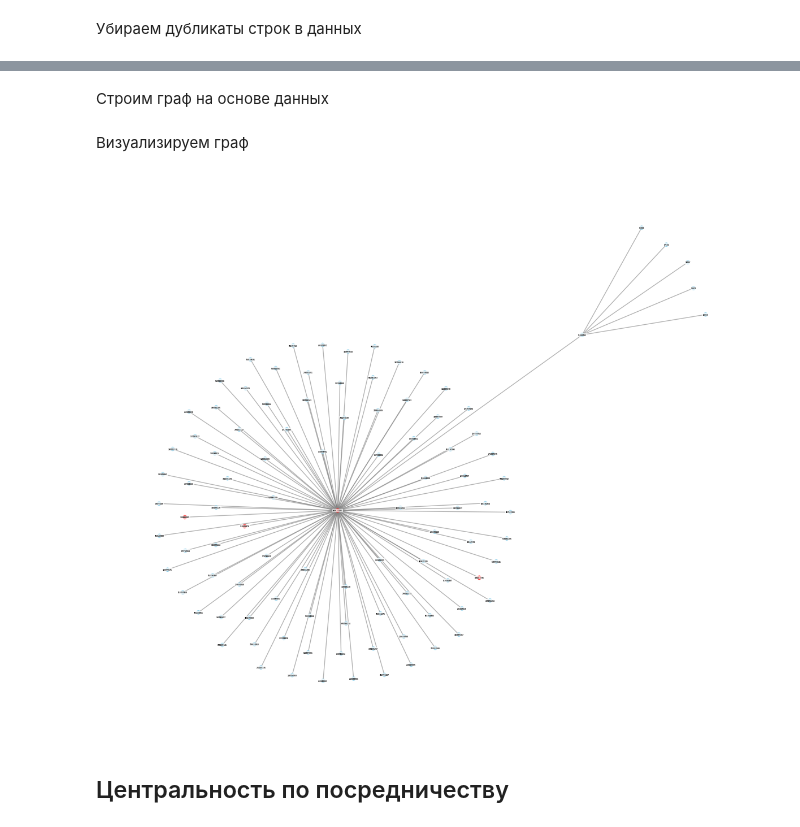
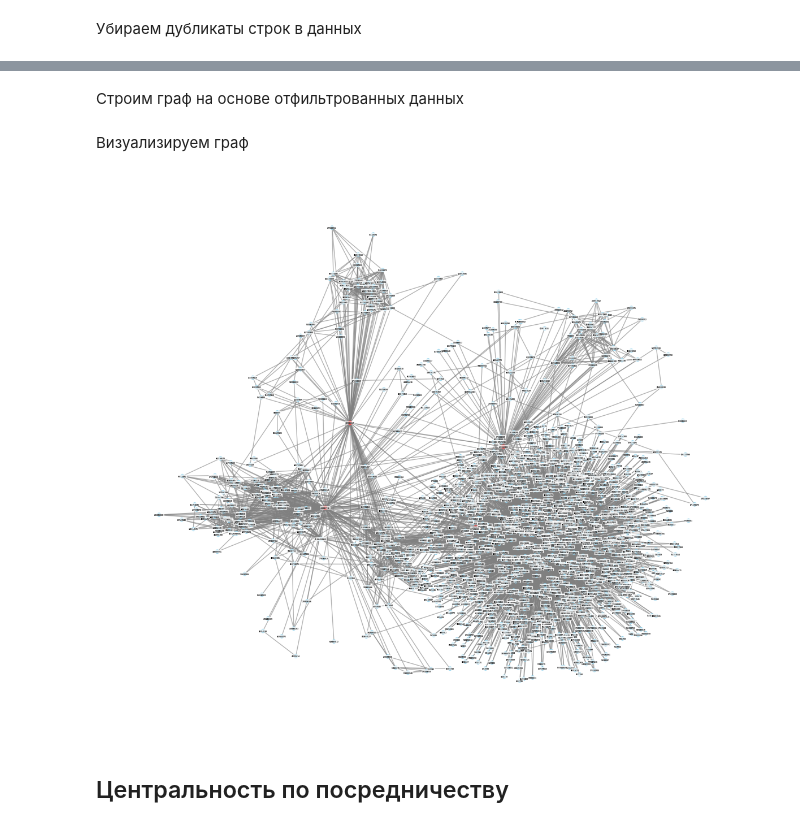
Before and after one commit to yakshnkoooo/AI_labs_Yakushenko_BSMO-11-25, a Jupyter notebook: VK friends Якушенко.ipynb, the cells around one changed output, grey strips where cells are left out. Cells and saved outputs as stored; diff of their text form; code cells hidden in the pictures.

```diff
--- a/VK friends Якушенко.ipynb
+++ b/VK friends Якушенко.ipynb
@@ -10,3 +10,6 @@
+# %%
+# Список VK ID авторов работы
+CONTRIBUTORS = [488243736, 340121125, 326866301, 219305476]
 # %% [markdown]
 -----
 Импортируем необходимые библиотеки
@@ -49,7 +52,6 @@ data = data.drop_duplicates(subset=['sorted_pair'])
 
 # Удаляем временный столбец
 data = data.drop('sorted_pair', axis=1)
-data = data[:100]
 data
 # %% [output]
 |  | source | target |
@@ -67,0 +199,12 @@ data
+# %%
+central_users = set(CONTRIBUTORS) | set(data[data["source"].isin(CONTRIBUTORS)]["target"])
+count = 0
+for u, _ in sorted([(k, v) for k, v in centralities_custom.items()], key=lambda p: p[1], reverse=True):
+  if u not in central_users:
+    central_users.add(u)
+    count += 1
+    if count == 1000:
+      break
+data = data[data["source"].isin(central_users)]
+data = data[data["target"].isin(central_users)]
+data
@@ -68,5 +225,5 @@ data
 # %% [markdown]
-Строим граф на основе данных
+Строим граф на основе отфильтрованных данных
 # %%
 G = nx.from_pandas_edgelist(data)
 # %% [markdown]
@@ -74,26 +231,26 @@ G = nx.from_pandas_edgelist(data)
 # %%
 plt.figure(figsize=(12, 10))
 pos = nx.spring_layout(G)
 
 node_colors = []
 for node in G.nodes():
-    if node in (488243736, 326866301, 340121125, 219305476):
+    if node in CONTRIBUTORS:
         node_colors.append("red")
     else:
         node_colors.append("skyblue")
 
 nx.draw_networkx_nodes(G, pos, node_color=node_colors, node_size=20,
                        alpha=0.9)
 nx.draw_networkx_edges(G, pos, edge_color='gray', alpha=0.6, width=1)
 nx.draw_networkx_labels(G, pos, font_size=2, font_family='DejaVu Sans',
                        font_weight='bold', bbox=dict(boxstyle="round,pad=0.3",
                        facecolor="white", edgecolor="none", alpha=0.8))
 plt.axis('off')
 plt.tight_layout()
 plt.savefig("graph.png", dpi=1000)
 plt.show()
 # %% [output]
-[figure, old version]
+[figure, new version]
 # %% [markdown]
 ## Центральность по посредничеству
 # %% [markdown]
```
Also changed, not shown: parts of 44 cells of this notebook.
